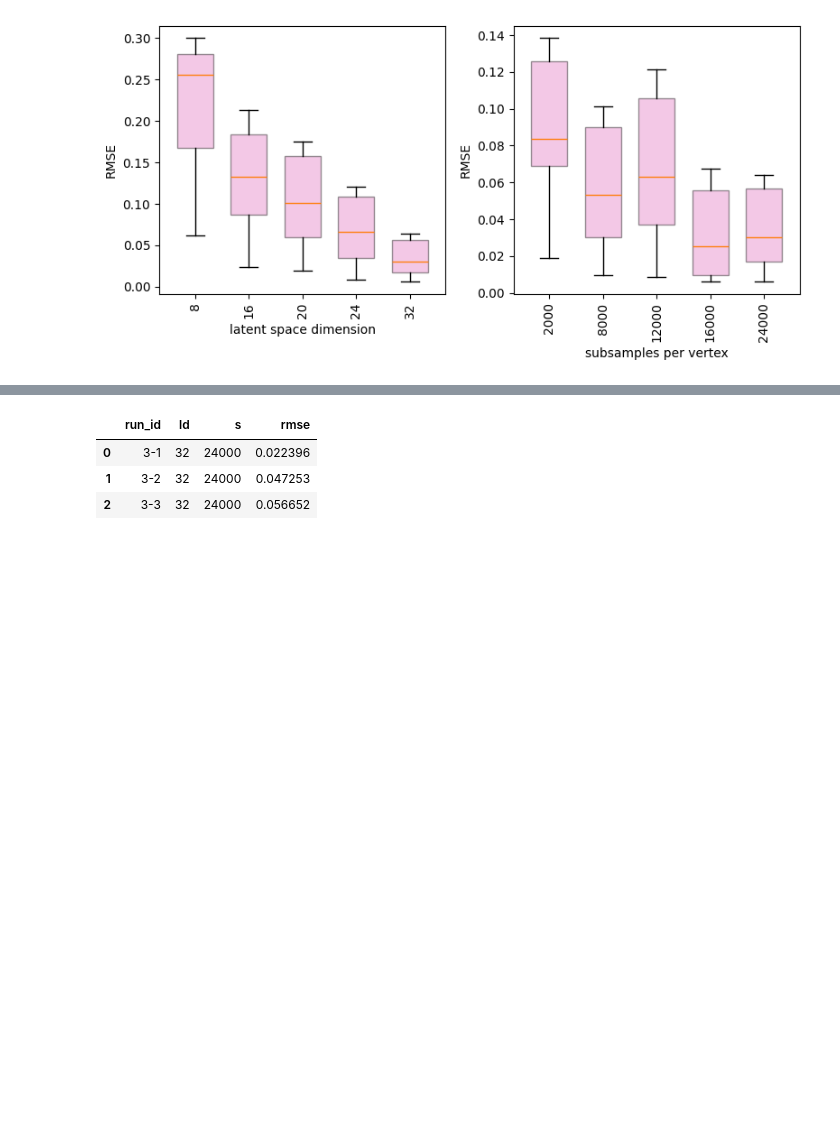
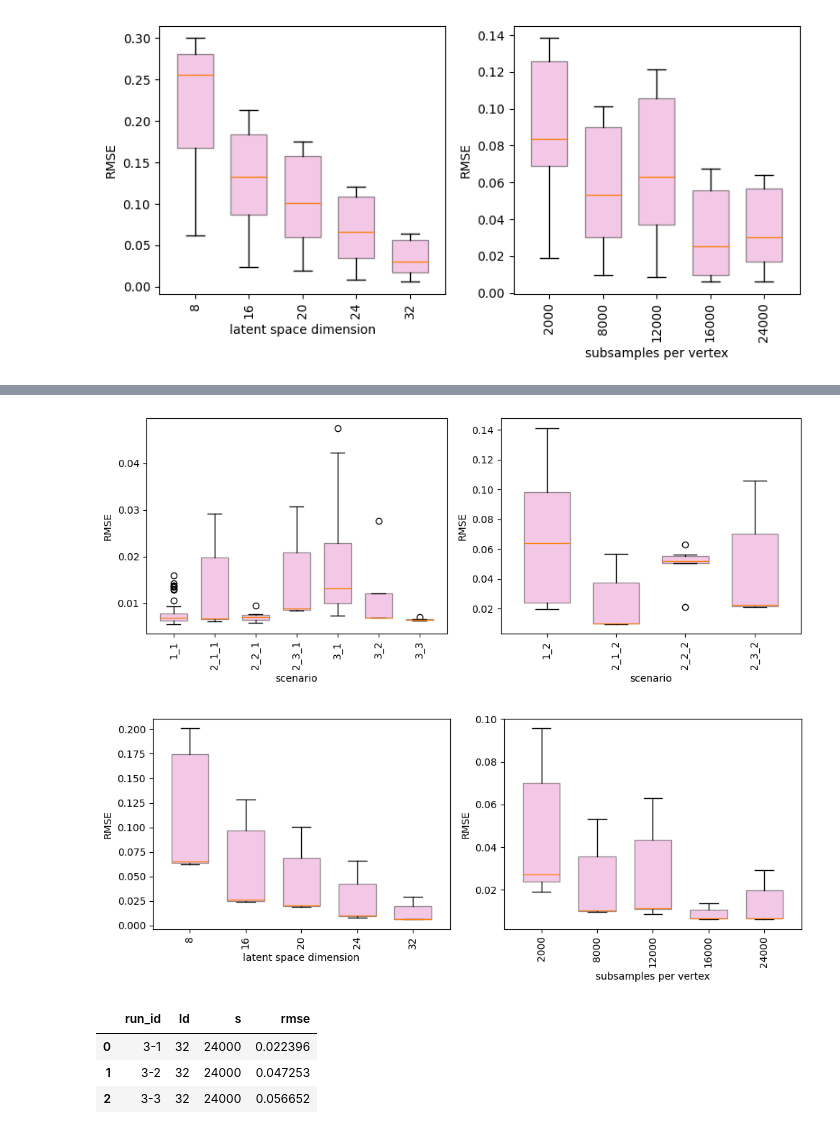
Before and after one commit to DanielSpringer/PhysML, a Jupyter notebook: notebooks/vertex/plot_results.ipynb, the cells around one changed output, grey strips where cells are left out. Drawn from its saved outputs; the diff is of its cells as text; code cells hidden in the pictures; blank space fills up the shorter version.

```diff
--- a/notebooks/vertex/plot_results.ipynb
+++ b/notebooks/vertex/plot_results.ipynb
@@ -114,3 +149,18 @@ verteval.plot_rmse_boxplots(rmse_df, figsize=(8, 4), train_data=False)
+# %%
+# train vertices only
+df = rmse_df.copy()
+df = df[df['run_id'].str.startswith('1_') | (df['train_data'] == False)]
+df = df[df['run_id'].str.startswith('1_')
+        | (df['run_id'].str.startswith('2_1_') & ((df['tp'] < 0.2) | (df['tp'] >= 0.33)))
+        | (df['run_id'].str.startswith('2_2_') & ((df['tp'] >= 0.2)))
+        | (df['run_id'].str.startswith('2_3_') & ((df['tp'] < 0.33)))
+        | ((df['run_id'] == '3_1') & ((df['tp'] >= 0.2) | (df['tp'] < 0.33)))
+        | ((df['run_id'] == '3_2') & ((df['tp'] < 0.2)))
+        | ((df['run_id'] == '3_3') & ((df['tp'] >= 0.33)))]
+verteval.plot_rmse_boxplots(df, figsize=(10, 4), train_data=False)
+# %% [output]
+[figure, added]
+[figure, added]
 # %%
 df = df.reset_index()
 df['run_id'] = df['run_id'].str.replace('_', '-')
```
Also changed, not shown: parts of 8 cells of this notebook, 1 other file.
